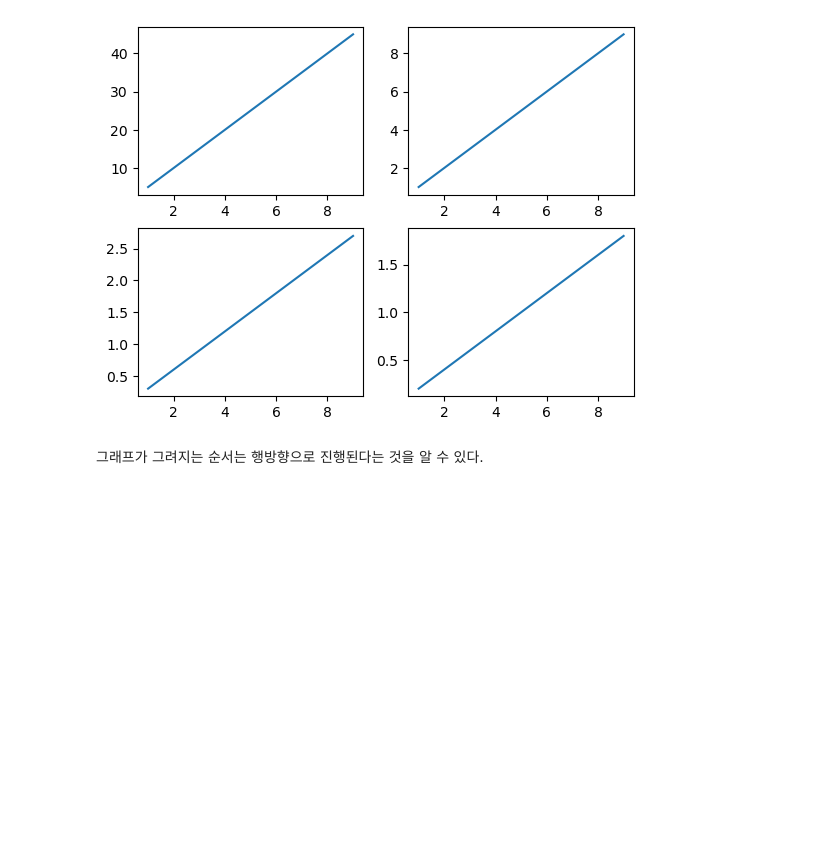
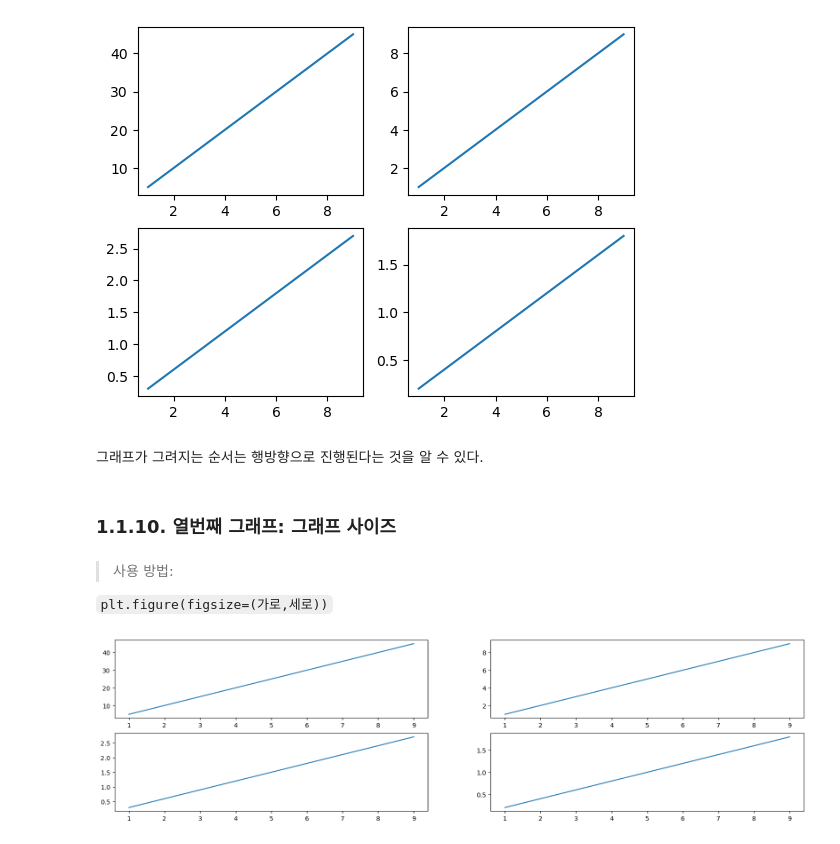
Before and after one commit to ezer-log/kmr-basic, a Jupyter notebook: Basic/day6_0429.ipynb, the cells around one changed output. Drawn from its saved outputs; the diff is of its cells as text; code cells hidden in the pictures; blank space fills up the shorter version.

```diff
--- a/Basic/day6_0429.ipynb
+++ b/Basic/day6_0429.ipynb
@@ -186,3 +186,33 @@ plt.show()
 [figure]
 # %% [markdown]
 그래프가 그려지는 순서는 행방향으로 진행된다는 것을 알 수 있다.
+# %% [markdown]
+### 1.1.10. 열번째 그래프: 그래프 사이즈
+# %% [markdown]
+> 사용 방법:
+
+`plt.figure(figsize=(가로,세로))`
+# %%
+x = np.arange(1,10)
+y1 = x*5
+y2 = x*1
+y3 = x*0.3
+y4 = x*0.2
+
+plt.figure(figsize=(20,5)) #가로 20, 세로 5로 설정
+
+plt.subplot(2,2,1)
+plt.plot(x,y1)
+
+plt.subplot(2,2,2)
+plt.plot(x,y2)
+
+plt.subplot(2,2,3)
+plt.plot(x,y3)
+
+plt.subplot(2,2,4)
+plt.plot(x,y4)
+
+plt.show()
+# %% [output]
+[figure, added]
```
Also changed, not shown: parts of 41 cells of this notebook.
